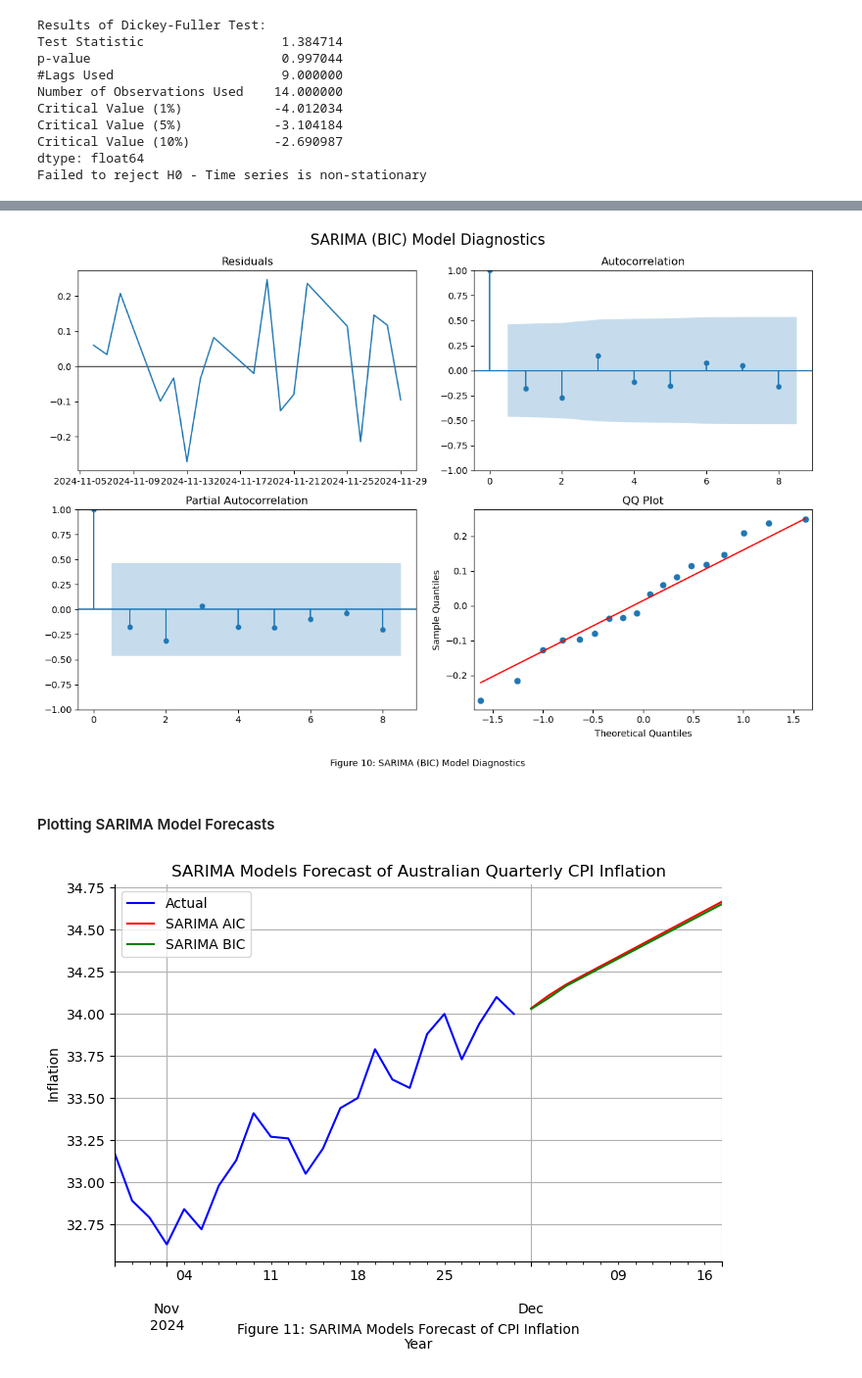
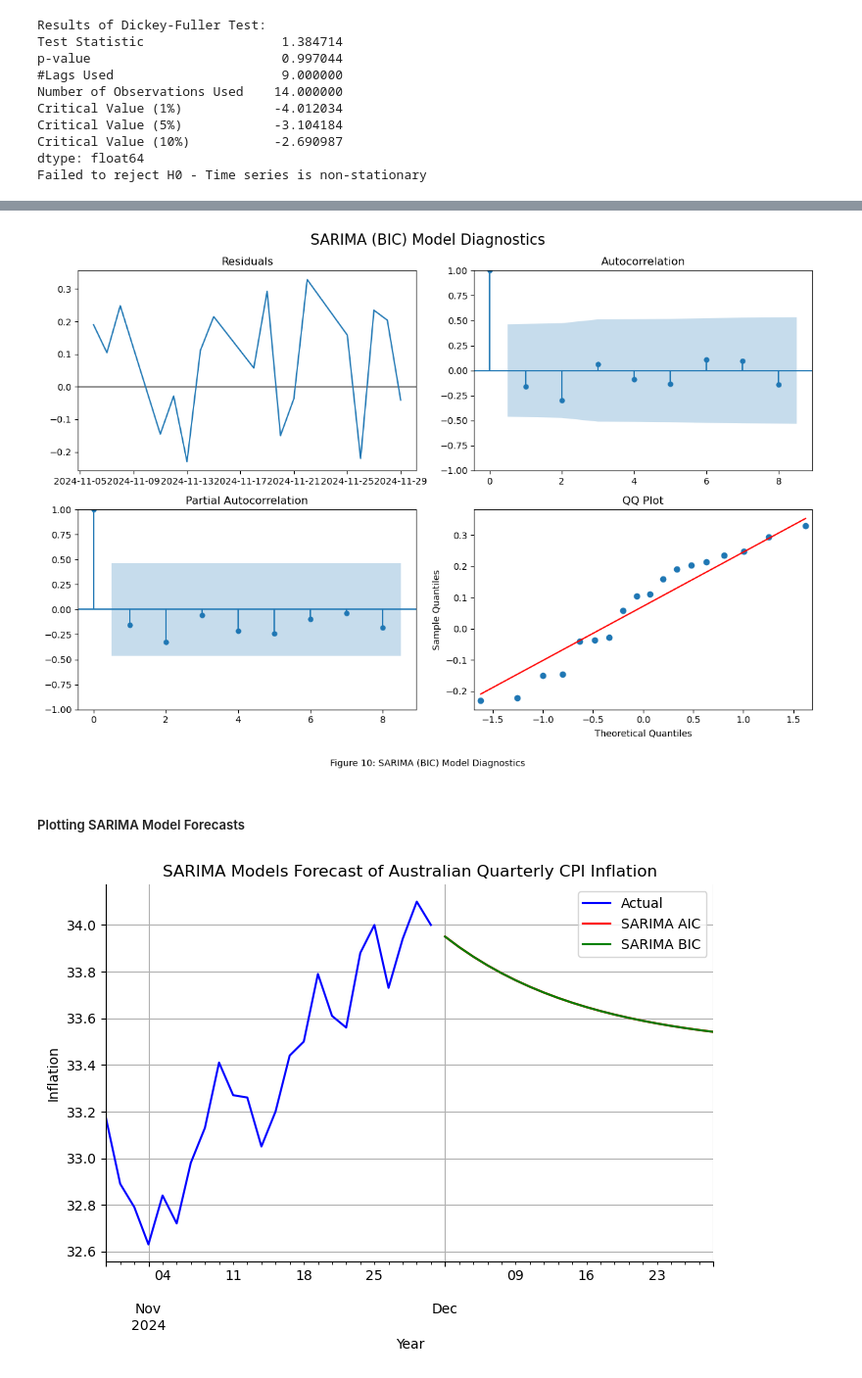
Before and after one commit to actonton/Stock-Market-Forecasting, a Jupyter notebook: stock_forecasting.ipynb, the cells around one changed output, grey strips where cells are left out. Shown at 98% size. Saved outputs shown, nothing was run; the diff lists cells and outputs as text; code cells hidden in the pictures.

Commit message:
Made forecasting using SARIMA model for 1 month

```diff
--- a/stock_forecasting.ipynb
+++ b/stock_forecasting.ipynb
@@ -26,4 +28,4 @@ data = yf.Ticker(ticker)
 # %%
-closed_prices = data.history(period='1mo')['Close']
-returns = closed_prices.pct_change().dropna()
+closed_prices_1month = data.history(period='1mo')['Close']
+returns = closed_prices_1month.pct_change().dropna()
 # %% [markdown]
@@ -204,8 +208,8 @@ SARIMAX Results
 Warnings:
 [1] Covariance matrix calculated using the outer product of gradients (complex-step).
 # %%
-sarima_aic_model = pm.ARIMA(order=(2, 1, 2), seasonal_order=(1, 0, 0, 4), solver='lbfgs', maxiter=200,
-                            suppress_warnings=False, scoring='mse', enforce_invertibility=False).fit(closed_prices)
+sarima_aic_model = pm.ARIMA(order=(1, 0, 0), seasonal_order=(0, 0, 0, 12), solver='lbfgs', maxiter=200,
+                            suppress_warnings=False, scoring='mse', enforce_invertibility=False).fit(closed_prices_1month)
 sarima_aic_model.summary()
 # %% [output]
 SARIMAX Results
@@ -271,6 +268,6 @@ plt.show()
 # %%
-sarima_bic_model = pm.ARIMA(order=(0, 1, 3), seasonal_order=(0, 0, 0, 4), solver='lbfgs', maxiter=200,
-                            suppress_warnings=False, scoring='mse', enforce_invertibility=False).fit(closed_prices)
+sarima_bic_model = pm.ARIMA(order=(1, 0, 0), seasonal_order=(0, 0, 0, 12), solver='lbfgs', maxiter=200,
+                            suppress_warnings=False, scoring='mse', enforce_invertibility=False).fit(closed_prices_1month)
 sarima_bic_model.summary()
 # %% [output]
 SARIMAX Results
@@ -322,30 +317,26 @@ sm.graphics.tsa.plot_pacf(resid_no_initial_bic,
 sm.qqplot(resid_no_initial_bic, line='s', ax=ax_sarima_bic[1, 1])
 ax_sarima_bic[1, 1].set_title("QQ Plot")
 
-fig_sarima_bic.text(0.5, -0.03, "Figure 10: SARIMA (BIC) Model Diagnostics",
-                    ha='center', va='center', fontsize=10)
 
 plt.tight_layout()
 plt.show()
 # %% [output]
-[figure, old version]
+[figure, new version]
 # %% [markdown]
-#### Plotting SARIMA Model Forecasts
+##### Plotting SARIMA Model Forecasts
 # %%
 # Plot the forecast of the SARIMA model
 fig_sarima_forecast, ax_sarima_forecast = plt.subplots(figsize=(8, 5))
-closed_prices.plot(color='b', ax=ax_sarima_forecast)
-sarima_aic_model.predict(12).plot(color='r', ax=ax_sarima_forecast)
-sarima_bic_model.predict(12).plot(color='g', ax=ax_sarima_forecast)
+closed_prices_1month.plot(color='b', ax=ax_sarima_forecast)
+sarima_aic_model.predict(20).plot(color='r', ax=ax_sarima_forecast)
+sarima_bic_model.predict(20).plot(color='g', ax=ax_sarima_forecast)
 ax_sarima_forecast.set_xlabel('Year')
 ax_sarima_forecast.set_ylabel('Inflation')
 ax_sarima_forecast.set_title(
     'SARIMA Models Forecast of Australian Quarterly CPI Inflation')
-fig_sarima_forecast.text(0.5, -0.03, "Figure 11: SARIMA Models Forecast of CPI Inflation",
-                         ha='center', va='center', fontsize=10)
 sns.despine()
 plt.legend(loc='best', labels=['Actual', 'SARIMA AIC', 'SARIMA BIC'])
 plt.grid()
 plt.show()
 # %% [output]
-[figure, old version]
+[figure, new version]
```
Also changed, not shown: parts of 25 cells of this notebook.
